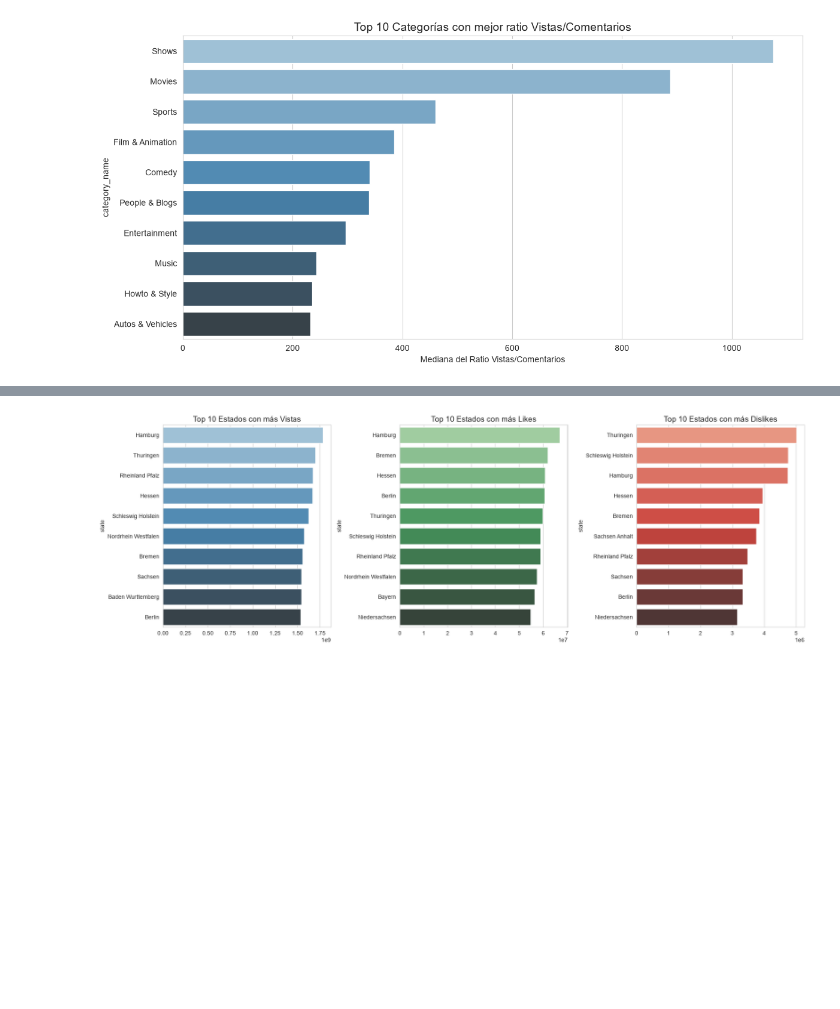
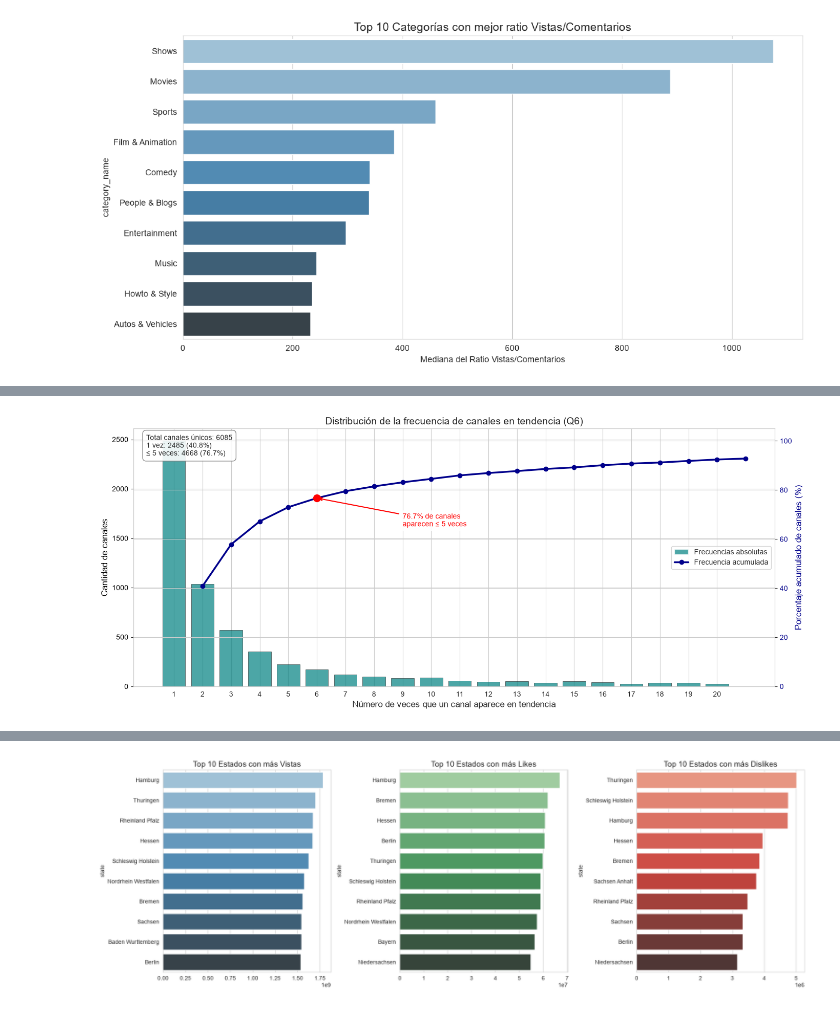
Before and after one commit to MartinDAA/FDS-2026-1-3227, a Jupyter notebook: code/EDA.ipynb, the cells around one changed output, grey strips where cells are left out. Drawn from its saved outputs; the diff is of its cells as text; code cells hidden in the pictures; blank space fills up the shorter version.

Commit message:
data: refinados los gráficos y hallazgos de preguntas 5 y 6

```diff
--- a/code/EDA.ipynb
+++ b/code/EDA.ipynb
@@ -221,0 +246,89 @@ plt.show()
+# %%
+# --- Análisis de frecuencia de canales ---
+channel_freq = df['channel_title'].value_counts()
+
+# 1. Estadísticas descriptivas
+unique_channels = len(channel_freq)
+channels_once = (channel_freq == 1).sum()
+channels_five_or_less = (channel_freq <= 5).sum()
+
+pct_once = (channels_once / unique_channels) * 100
+pct_five_or_less = (channels_five_or_less / unique_channels) * 100
+
+# --- Preparar datos para el gráfico ---
+# Frecuencias de los canales (mostramos hasta 20)
+freq_counts = channel_freq.value_counts().sort_index()
+freq_counts_filtered = freq_counts[freq_counts.index <= 20]
+
+# Calcular la frecuencia acumulada (porcentaje)
+cumulative_pct = (freq_counts_filtered.cumsum() / unique_channels) * 100
+
+# --- Configurar la figura con dos ejes ---
+fig, ax1 = plt.subplots(figsize=(14, 6))
+
+# --- 1. Histograma de barras (Eje izquierdo) ---
+x_vals = freq_counts_filtered.index.values
+
+bars = ax1.bar(x_vals.astype(str),
+               freq_counts_filtered.values,
+               color='teal', alpha=0.7, edgecolor='black', linewidth=0.5)
+
+# Configurar el eje izquierdo
+ax1.set_xlabel('Número de veces que un canal aparece en tendencia', fontsize=12)
+ax1.set_ylabel('Cantidad de canales', fontsize=12, color='black')
+ax1.tick_params(axis='y', labelcolor='black')
+ax1.set_xticks(x_vals.astype(str))
+ax1.set_xticklabels(x_vals)
+
+# --- 2. Línea de frecuencia acumulada (Eje derecho) ---
+ax2 = ax1.twinx()
+ax2.plot(x_vals, cumulative_pct, marker='o', linestyle='-', linewidth=2.5,
+         color='darkblue', markersize=6, label='Frecuencia acumulada (%)')
+
+# Resaltar el punto exacto en x=5 (76.7%)
+# Encontrar el índice donde x_vals == 5
+idx_5 = np.where(x_vals == 5)[0]
+if len(idx_5) > 0:
+    pct_at_5 = cumulative_pct.iloc[idx_5[0]]
+    ax2.plot(5, pct_at_5, 'ro', markersize=10)  # Punto rojo grande
+    # Anotación con flecha
+    ax2.annotate(f'{pct_at_5:.1f}% de canales\naparecen ≤ 5 veces',
+                 xy=(5, pct_at_5),
+                 xytext=(8, pct_at_5 * 0.85),
+                 arrowprops=dict(arrowstyle='->', color='red', lw=1.5),
+                 fontsize=10, color='red',
+                 bbox=dict(boxstyle='round,pad=0.3', facecolor='white', alpha=0.9))
+
+# Configurar el eje derecho
+ax2.set_ylabel('Porcentaje acumulado de canales (%)', fontsize=12, color='darkblue')
+ax2.tick_params(axis='y', labelcolor='darkblue')
+ax2.set_ylim(0, 105)  # Dejar un poco de margen arriba
+
+# --- 3. Recuadro estadístico en la esquina superior izquierda (para no tapar la curva) ---
+stats_text = (f"Total canales únicos: {unique_channels}\n"
+              f"1 vez: {channels_once} ({pct_once:.1f}%)\n"
+              f"≤ 5 veces: {channels_five_or_less} ({pct_five_or_less:.1f}%)")
+
+ax1.text(0.02, 0.98, stats_text,
+         transform=ax1.transAxes,
+         fontsize=10,
+         verticalalignment='top',
+         horizontalalignment='left',
+         bbox=dict(boxstyle='round,pad=0.5', facecolor='white', alpha=0.9, edgecolor='gray'))
+
+# --- 4. Títulos y leyenda ---
+plt.title('Distribución de la frecuencia de canales en tendencia (Q6)', fontsize=14)
+
+# Añadir una leyenda combinada (opcional, pero ayuda)
+lines1, labels1 = ax1.get_legend_handles_labels()
+lines2, labels2 = ax2.get_legend_handles_labels()
+# ax1 no tiene labels por defecto, así que creamos una manual
+from matplotlib.patches import Patch
+legend_elements = [Patch(facecolor='teal', alpha=0.7, label='Frecuencias absolutas'),
+                   plt.Line2D([0], [0], color='darkblue', lw=2.5, marker='o', label='Frecuencia acumulada')]
+ax1.legend(handles=legend_elements, loc='center right')
+
+plt.tight_layout()
+plt.show()
+# %% [output]
+[figure, added]
```
Also changed, not shown: parts of 8 cells of this notebook.
